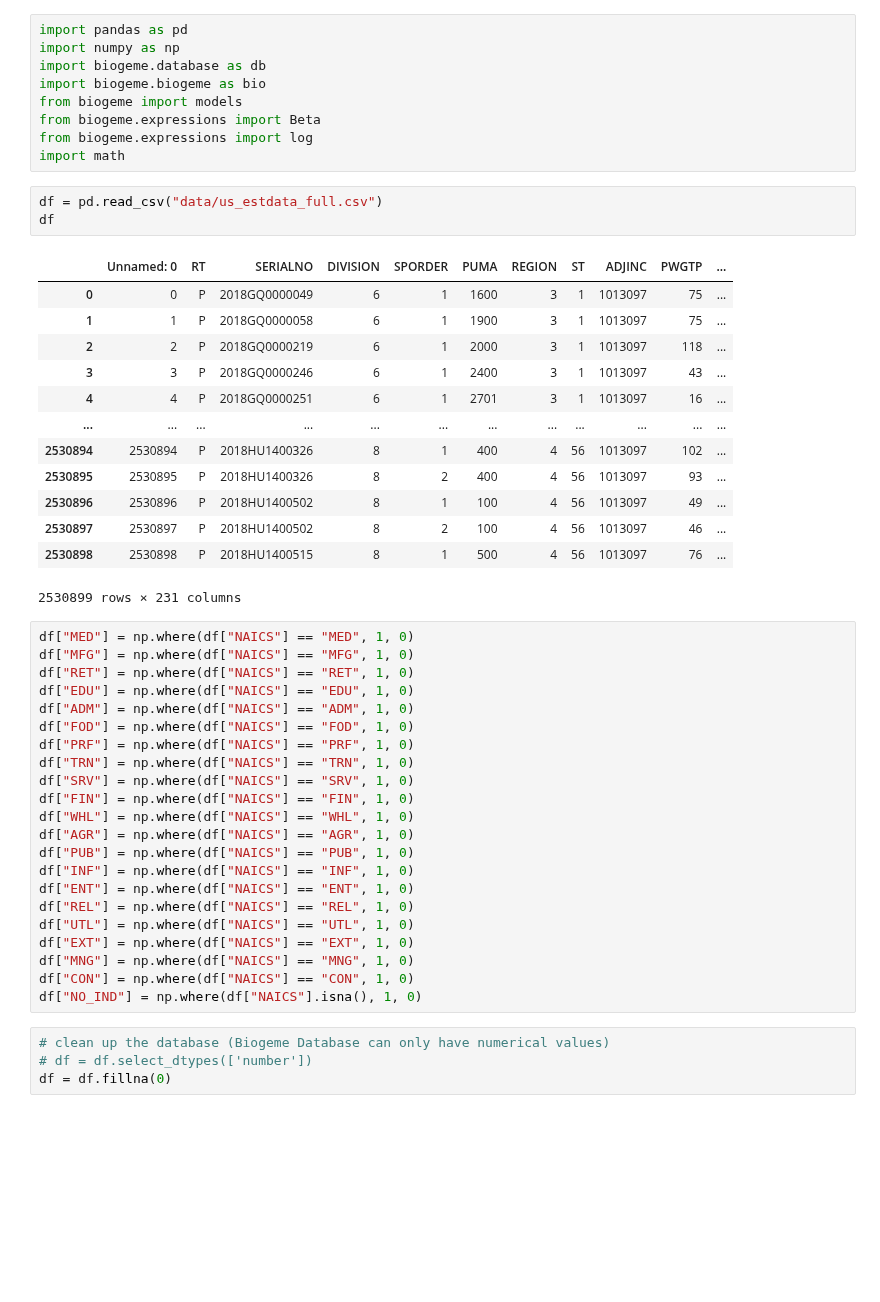
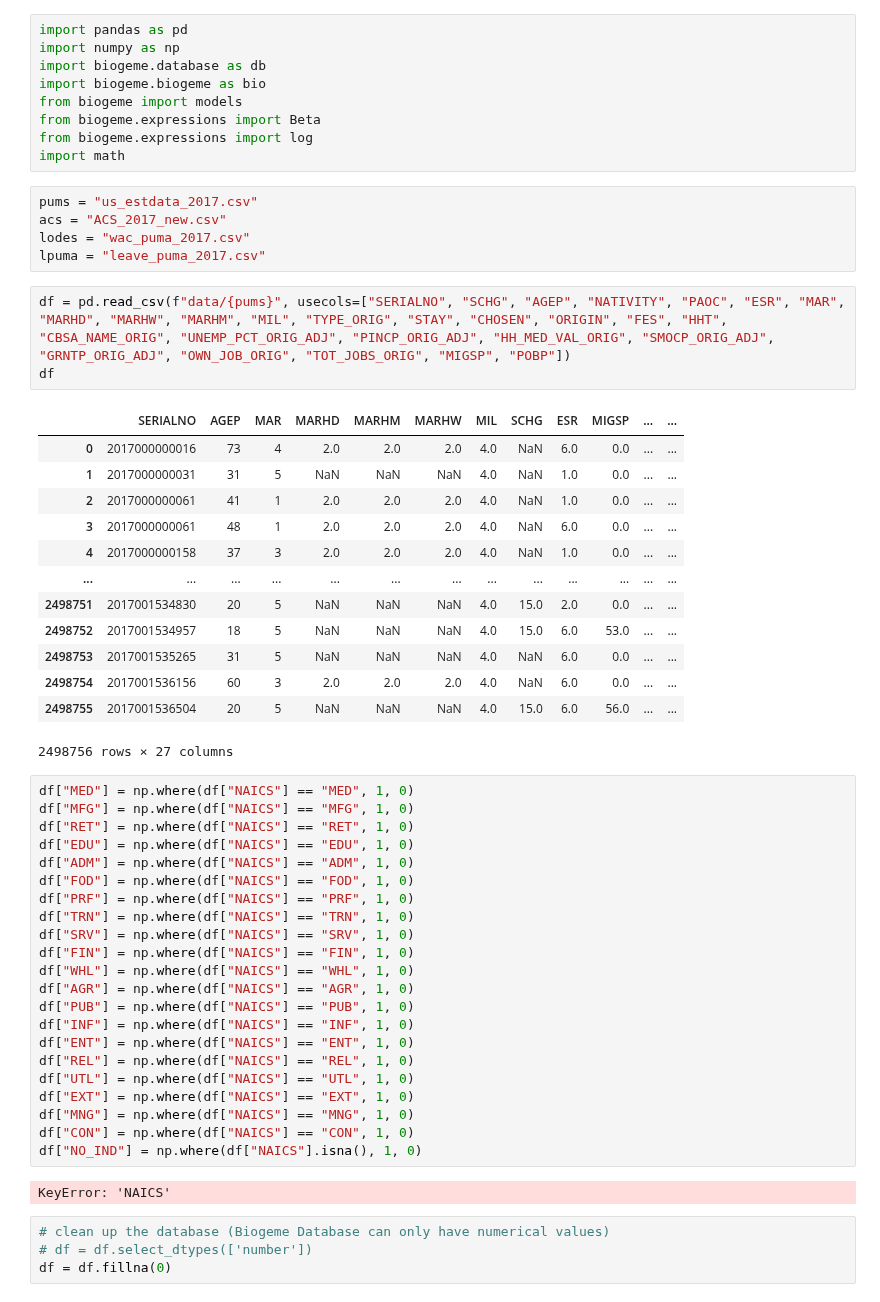
Before and after one commit to yianzhang14/us-migration-modeling, a Jupyter notebook: sensitivity_testing.ipynb, the cells around one changed output. Drawn from its saved outputs; the diff is of its cells as text; blank space fills up the shorter version.

```diff
--- a/sensitivity_testing.ipynb
+++ b/sensitivity_testing.ipynb
@@ -7,23 +7,28 @@ from biogeme import models
 from biogeme.expressions import Beta
 from biogeme.expressions import log
 import math
-# %%
-df = pd.read_csv("data/us_estdata_full.csv")
-df
-# %% [output]
-|  | Unnamed: 0 | RT | SERIALNO | DIVISION | SPORDER | PUMA | REGION | ST | ADJINC | PWGTP | ... |
-| 0 | 0 | P | 2018GQ0000049 | 6 | 1 | 1600 | 3 | 1 | 1013097 | 75 | ... |
-| 1 | 1 | P | 2018GQ0000058 | 6 | 1 | 1900 | 3 | 1 | 1013097 | 75 | ... |
-| 2 | 2 | P | 2018GQ0000219 | 6 | 1 | 2000 | 3 | 1 | 1013097 | 118 | ... |
-| 3 | 3 | P | 2018GQ0000246 | 6 | 1 | 2400 | 3 | 1 | 1013097 | 43 | ... |
-| 4 | 4 | P | 2018GQ0000251 | 6 | 1 | 2701 | 3 | 1 | 1013097 | 16 | ... |
-| ... | ... | ... | ... | ... | ... | ... | ... | ... | ... | ... | ... |
-| 2530894 | 2530894 | P | 2018HU1400326 | 8 | 1 | 400 | 4 | 56 | 1013097 | 102 | ... |
-| 2530895 | 2530895 | P | 2018HU1400326 | 8 | 2 | 400 | 4 | 56 | 1013097 | 93 | ... |
-| 2530896 | 2530896 | P | 2018HU1400502 | 8 | 1 | 100 | 4 | 56 | 1013097 | 49 | ... |
-| 2530897 | 2530897 | P | 2018HU1400502 | 8 | 2 | 100 | 4 | 56 | 1013097 | 46 | ... |
-| 2530898 | 2530898 | P | 2018HU1400515 | 8 | 1 | 500 | 4 | 56 | 1013097 | 76 | ... |
-2530899 rows × 231 columns
+# %%
+pums = "us_estdata_2017.csv"
+acs = "ACS_2017_new.csv"
+lodes = "wac_puma_2017.csv"
+lpuma = "leave_puma_2017.csv"
+# %%
+df = pd.read_csv(f"data/{pums}", usecols=["SERIALNO", "SCHG", "AGEP", "NATIVITY", "PAOC", "ESR", "MAR", "MARHD", "MARHW", "MARHM", "MIL", "TYPE_ORIG", "STAY", "CHOSEN", "ORIGIN", "FES", "HHT", "CBSA_NAME_ORIG", "UNEMP_PCT_ORIG_ADJ", "PINCP_ORIG_ADJ", "HH_MED_VAL_ORIG", "SMOCP_ORIG_ADJ", "GRNTP_ORIG_ADJ", "OWN_JOB_ORIG", "TOT_JOBS_ORIG", "MIGSP", "POBP"])
+df
+# %% [output]
+|  | SERIALNO | AGEP | MAR | MARHD | MARHM | MARHW | MIL | SCHG | ESR | MIGSP | ... | ... |
+| 0 | 2017000000016 | 73 | 4 | 2.0 | 2.0 | 2.0 | 4.0 | NaN | 6.0 | 0.0 | ... | ... |
+| 1 | 2017000000031 | 31 | 5 | NaN | NaN | NaN | 4.0 | NaN | 1.0 | 0.0 | ... | ... |
+| 2 | 2017000000061 | 41 | 1 | 2.0 | 2.0 | 2.0 | 4.0 | NaN | 1.0 | 0.0 | ... | ... |
+| 3 | 2017000000061 | 48 | 1 | 2.0 | 2.0 | 2.0 | 4.0 | NaN | 6.0 | 0.0 | ... | ... |
+| 4 | 2017000000158 | 37 | 3 | 2.0 | 2.0 | 2.0 | 4.0 | NaN | 1.0 | 0.0 | ... | ... |
+| ... | ... | ... | ... | ... | ... | ... | ... | ... | ... | ... | ... | ... |
+| 2498751 | 2017001534830 | 20 | 5 | NaN | NaN | NaN | 4.0 | 15.0 | 2.0 | 0.0 | ... | ... |
+| 2498752 | 2017001534957 | 18 | 5 | NaN | NaN | NaN | 4.0 | 15.0 | 6.0 | 53.0 | ... | ... |
+| 2498753 | 2017001535265 | 31 | 5 | NaN | NaN | NaN | 4.0 | NaN | 6.0 | 0.0 | ... | ... |
+| 2498754 | 2017001536156 | 60 | 3 | 2.0 | 2.0 | 2.0 | 4.0 | NaN | 6.0 | 0.0 | ... | ... |
+| 2498755 | 2017001536504 | 20 | 5 | NaN | NaN | NaN | 4.0 | 15.0 | 6.0 | 56.0 | ... | ... |
+2498756 rows × 27 columns
 # %%
 df["MED"] = np.where(df["NAICS"] == "MED", 1, 0)
 df["MFG"] = np.where(df["NAICS"] == "MFG", 1, 0)
@@ -46,6 +51,8 @@ df["EXT"] = np.where(df["NAICS"] == "EXT", 1, 0)
 df["MNG"] = np.where(df["NAICS"] == "MNG", 1, 0)
 df["CON"] = np.where(df["NAICS"] == "CON", 1, 0)
 df["NO_IND"] = np.where(df["NAICS"].isna(), 1, 0)
+# %% [output]
+KeyError: 'NAICS'
 # %%
 # clean up the database (Biogeme Database can only have numerical values)
 # df = df.select_dtypes(['number'])
```
Also changed, not shown: parts of 18 cells of this notebook, 12 other files.
